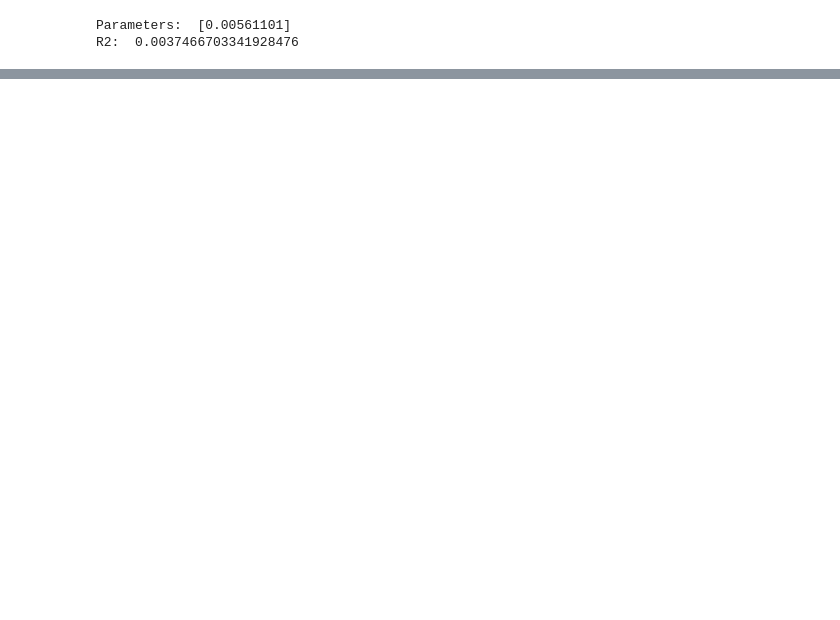
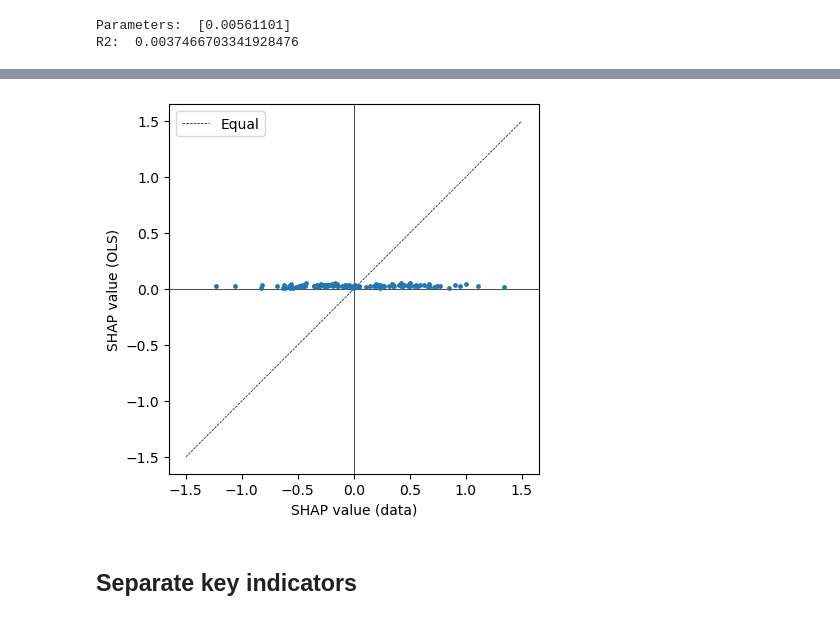
Before and after one commit to samuel-book/thrombolysis_organisational_factors, a Jupyter notebook: data_prep/4b_statsmodels.ipynb, the cells around one changed output, grey strips where cells are left out. Drawn from its saved outputs; the diff is of its cells as text; code cells hidden in the pictures; blank space fills up the shorter version.

Commit message:
Linear regression by separate key indicator scores

```diff
--- a/data_prep/4b_statsmodels.ipynb
+++ b/data_prep/4b_statsmodels.ipynb
@@ -111,0 +105,25 @@ plt.show()
+# %%
+fig, ax = plt.subplots()
+
+ax.axhline(0.0, color='k', zorder=0, linewidth=0.5)
+ax.axvline(0.0, color='k', zorder=0, linewidth=0.5)
+
+ax.scatter(y, results.fittedvalues, s=6)
+xlim = ax.get_xlim()
+ylim = ax.get_ylim()
+
+ax.plot([-1.5, 1.5], [-1.5, 1.5], color='k', linestyle='--', label='Equal', zorder=0, linewidth=0.5)
+
+# ax.set_xlim(xlim)
+# ax.set_ylim(ylim)
+
+ax.set_xlabel('SHAP value (data)')
+ax.set_ylabel('SHAP value (OLS)')
+
+ax.legend()
+ax.set_aspect('equal')
+plt.show()
+# %% [output]
+[figure, added]
+# %% [markdown]
+## Separate key indicators
```
Also changed, not shown: parts of 9 cells of this notebook.
